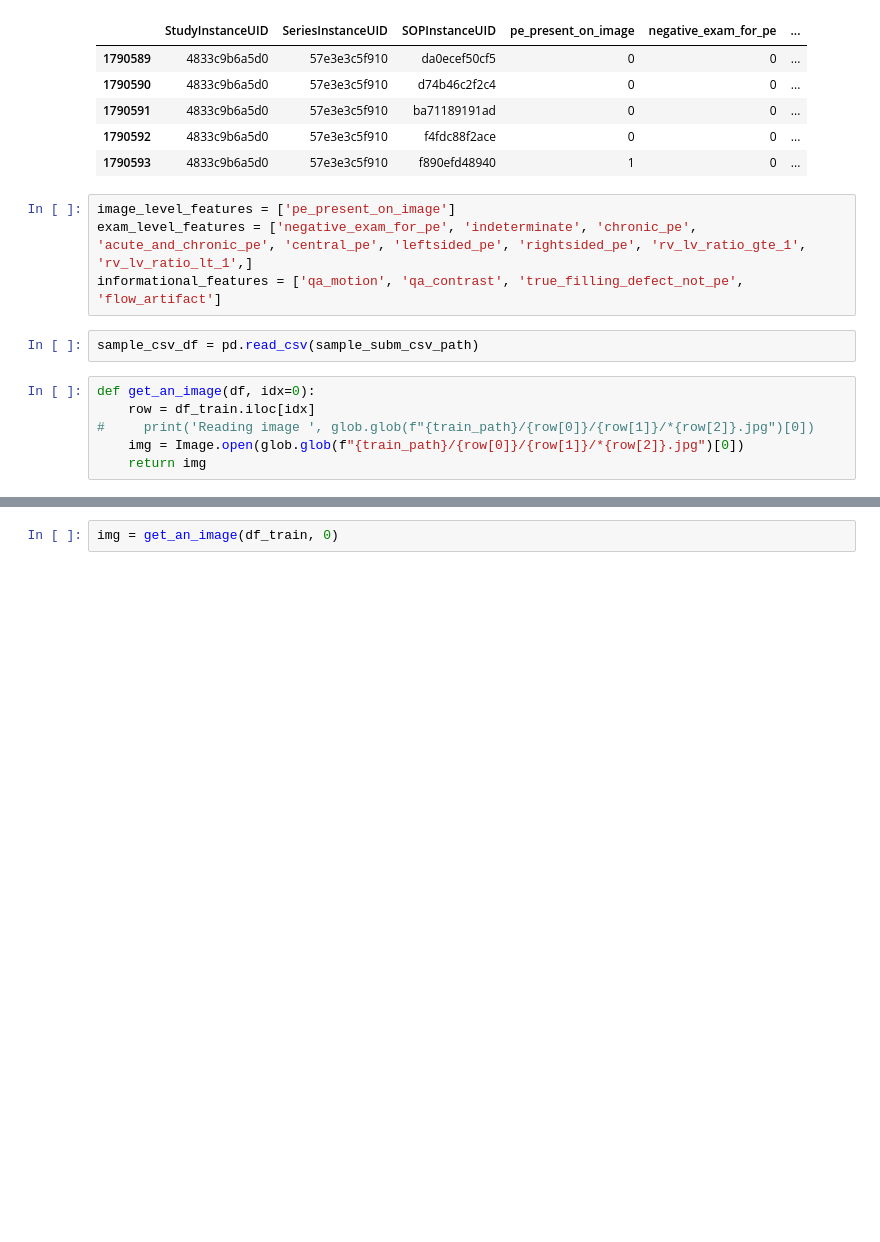
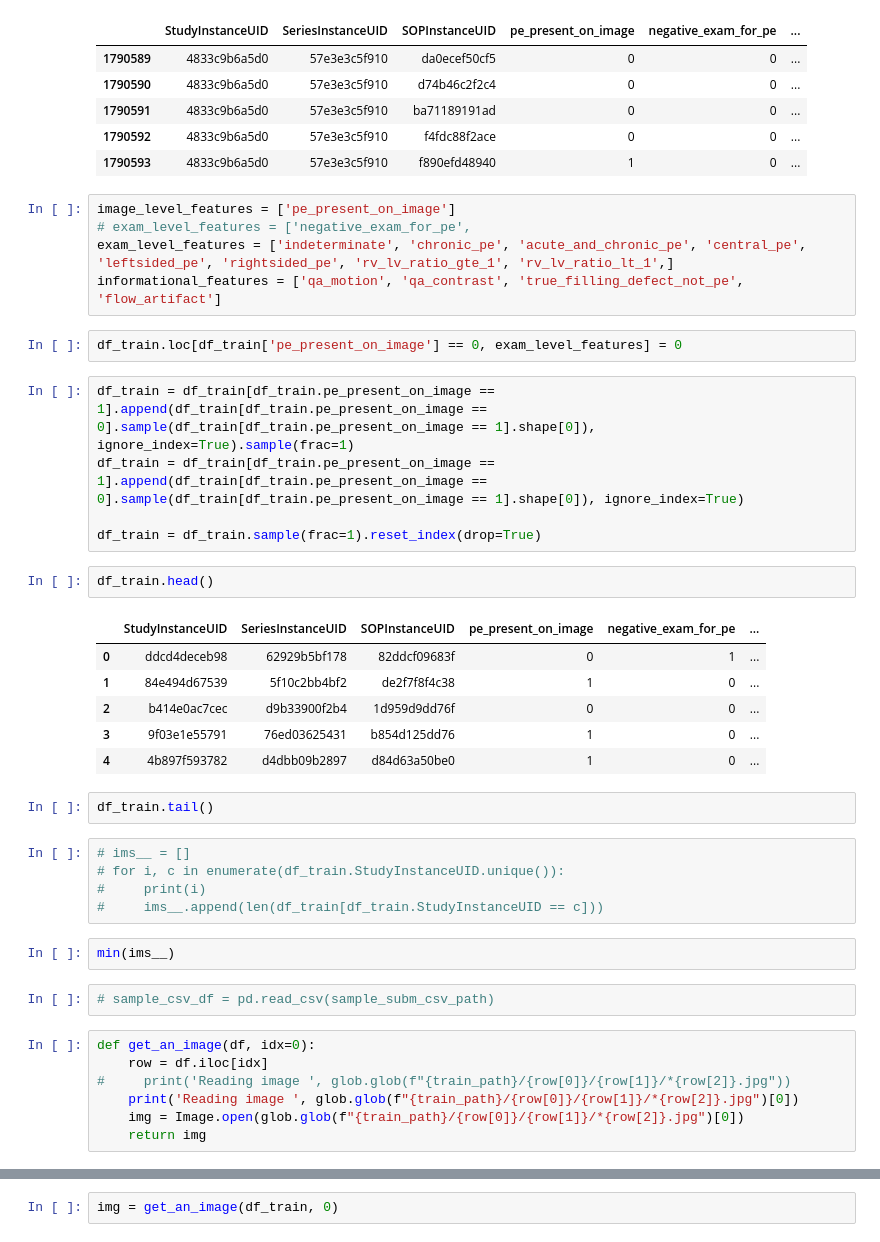
Before and after one commit to DavidTsat/Ian-Goodfellow-Deep-Learning, a Jupyter notebook: Chapter7-Regularization/train.ipynb, the cells around one changed output, grey strips where cells are left out. Drawn from its saved outputs; the diff is of its cells as text; blank space fills up the shorter version.

Commit message:
modified & fixed version of minimal training code

```diff
--- a/Chapter7-Regularization/train.ipynb
+++ b/Chapter7-Regularization/train.ipynb
@@ -60,13 +60,40 @@ df_train.tail()
 | 1790593 | 4833c9b6a5d0 | 57e3e3c5f910 | f890efd48940 | 1 | 0 | ... |
 # %%
 image_level_features = ['pe_present_on_image']
-exam_level_features = ['negative_exam_for_pe', 'indeterminate', 'chronic_pe', 'acute_and_chronic_pe', 'central_pe', 'leftsided_pe', 'rightsided_pe', 'rv_lv_ratio_gte_1', 'rv_lv_ratio_lt_1',]
+# exam_level_features = ['negative_exam_for_pe',
+exam_level_features = ['indeterminate', 'chronic_pe', 'acute_and_chronic_pe', 'central_pe', 'leftsided_pe', 'rightsided_pe', 'rv_lv_ratio_gte_1', 'rv_lv_ratio_lt_1',]
 informational_features = ['qa_motion', 'qa_contrast', 'true_filling_defect_not_pe', 'flow_artifact']
+# %%
+df_train.loc[df_train['pe_present_on_image'] == 0, exam_level_features] = 0
+# %%
+df_train = df_train[df_train.pe_present_on_image == 1].append(df_train[df_train.pe_present_on_image == 0].sample(df_train[df_train.pe_present_on_image == 1].shape[0]), ignore_index=True).sample(frac=1)
+df_train = df_train[df_train.pe_present_on_image == 1].append(df_train[df_train.pe_present_on_image == 0].sample(df_train[df_train.pe_present_on_image == 1].shape[0]), ignore_index=True)
+
+df_train = df_train.sample(frac=1).reset_index(drop=True)
+# %%
+df_train.head()
+# %% [output]
+|  | StudyInstanceUID | SeriesInstanceUID | SOPInstanceUID | pe_present_on_image | negative_exam_for_pe | ... |
+| 0 | ddcd4deceb98 | 62929b5bf178 | 82ddcf09683f | 0 | 1 | ... |
+| 1 | 84e494d67539 | 5f10c2bb4bf2 | de2f7f8f4c38 | 1 | 0 | ... |
+| 2 | b414e0ac7cec | d9b33900f2b4 | 1d959d9dd76f | 0 | 0 | ... |
+| 3 | 9f03e1e55791 | 76ed03625431 | b854d125dd76 | 1 | 0 | ... |
+| 4 | 4b897f593782 | d4dbb09b2897 | d84d63a50be0 | 1 | 0 | ... |
+# %%
+df_train.tail()
+# %%
+# ims__ = []
+# for i, c in enumerate(df_train.StudyInstanceUID.unique()):
+#     print(i)
+#     ims__.append(len(df_train[df_train.StudyInstanceUID == c]))
+# %%
+min(ims__)
 # %%
-sample_csv_df = pd.read_csv(sample_subm_csv_path)
+# sample_csv_df = pd.read_csv(sample_subm_csv_path)
 # %%
 def get_an_image(df, idx=0):
-    row = df_train.iloc[idx]
-#     print('Reading image ', glob.glob(f"{train_path}/{row[0]}/{row[1]}/*{row[2]}.jpg")[0])
+    row = df.iloc[idx]
+#     print('Reading image ', glob.glob(f"{train_path}/{row[0]}/{row[1]}/*{row[2]}.jpg"))
+    print('Reading image ', glob.glob(f"{train_path}/{row[0]}/{row[1]}/*{row[2]}.jpg")[0])
     img = Image.open(glob.glob(f"{train_path}/{row[0]}/{row[1]}/*{row[2]}.jpg")[0])
     return img
```
Also changed, not shown: parts of 60 cells of this notebook.
